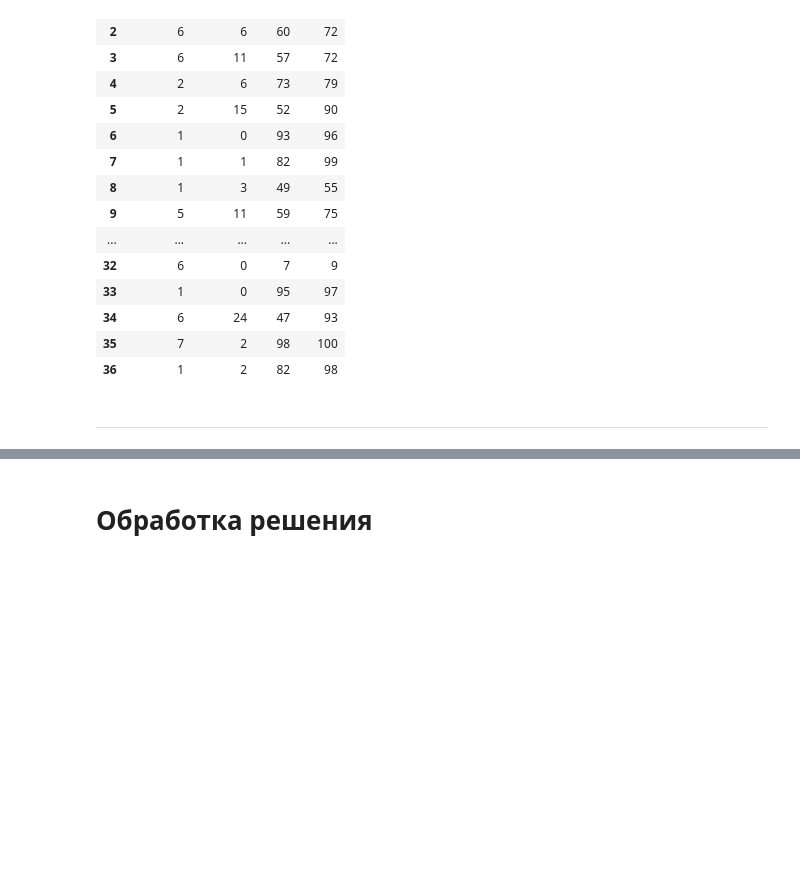
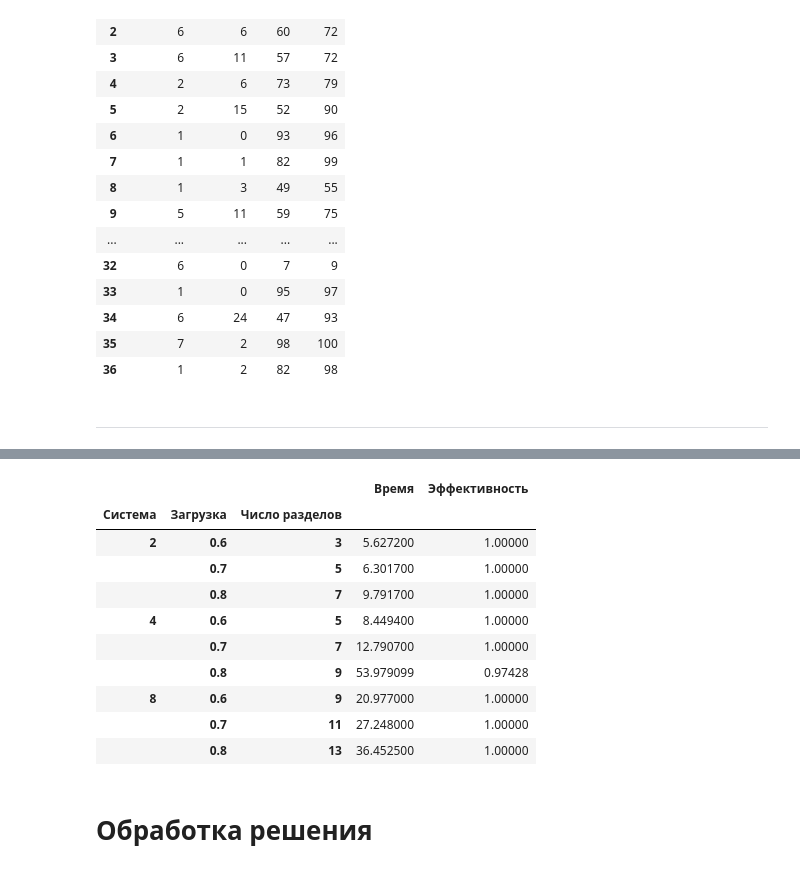
Before and after one commit to Fersol/Static-dynamic-shedule, a Jupyter notebook: generation.ipynb, the cells around one changed output, grey strips where cells are left out. Saved outputs shown, nothing was run; the diff lists cells and outputs as text; code cells hidden in the pictures; blank space fills up the shorter version.

Commit message:
add experimental tests to notetbook

```diff
--- a/generation.ipynb
+++ b/generation.ipynb
@@ -389,0 +490,32 @@ df_test
+# %%
+system2 = system
+# %%
+n_iter = 10
+configs = []
+configs.append((3, [500, 1000, 2000],(2,5), system2, 0.6))
+configs.append((5, [500, 1000, 2000],(2,5), system2, 0.7))
+configs.append((7, [500, 1000, 2000],(2,5), system2, 0.8))
+
+configs.append((5, [500, 1000, 2000],(2,5), system4, 0.6))
+configs.append((7, [500, 1000, 2000],(2,5), system4, 0.7))
+configs.append((9, [500, 1000, 2000],(2,5), system4, 0.8))
+
+configs.append((9, [500, 1000, 2000],(2,5), system8, 0.6))
+configs.append((11, [500, 1000, 2000],(2,5), system8, 0.7))
+configs.append((13, [500, 1000, 2000],(2,5), system8, 0.8))
+# %%
+rows = []
+for config in configs:
+    n_part = config[0]
+    periods = config[1]
+    tasks_bound = config[2]
+    system = config[3]
+    load = config[4]
+    for i in range(n_iter):
+        df_test = create_tasks_random(tasks_bound=tasks_bound, n_part=n_part, periods=periods, load=load, system=system)
+        df_test.to_csv('C++/TestsHeterogenes/test.csv', sep='\t')
+        command = f'./C++/shedulerH 1 C++/TestsHeterogenes/test.csv C++/Systems/system{system.shape[0]} schedule'
+        os.system(command)
+        time, performance = get_time_perfomance('C++/TestsHeterogenes/test.res')
+        row = (n_part, periods, tasks_bound, system.shape[0], load, time, performance)
+        rows.append(row)
@@ -390,3 +540,19 @@ df_test
+# %%
+df_res = pd.DataFrame(rows, columns=['Число разделов', 'Периоды', 'Количество задач', 'Система', 'Загрузка', 'Время', 'Эффективность'])
+# %%
+df_res.groupby(['Система', 'Загрузка', 'Число разделов'])[['Время','Эффективность']].mean()
+# %% [output]
+|  |  |  | Время | Эффективность |
+| Система | Загрузка | Число разделов |  |  |
+| 2 | 0.6 | 3 | 5.627200 | 1.00000 |
+|  | 0.7 | 5 | 6.301700 | 1.00000 |
+|  | 0.8 | 7 | 9.791700 | 1.00000 |
+| 4 | 0.6 | 5 | 8.449400 | 1.00000 |
+|  | 0.7 | 7 | 12.790700 | 1.00000 |
+|  | 0.8 | 9 | 53.979099 | 0.97428 |
+| 8 | 0.6 | 9 | 20.977000 | 1.00000 |
+|  | 0.7 | 11 | 27.248000 | 1.00000 |
+|  | 0.8 | 13 | 36.452500 | 1.00000 |
 # %% [markdown]
 # Обработка решения
 # %%
```
Also changed, not shown: parts of 27 cells of this notebook, 12 other files.
